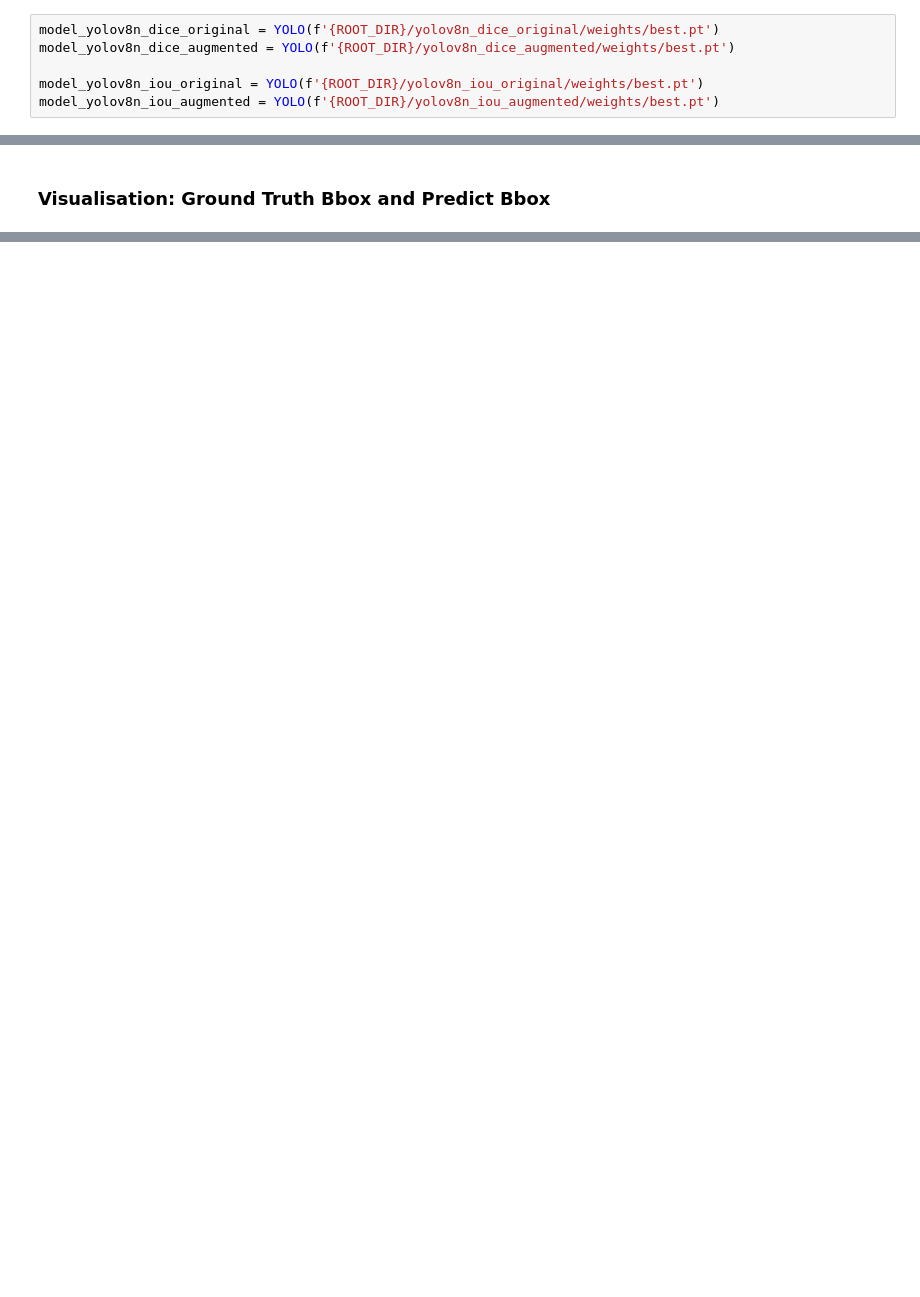
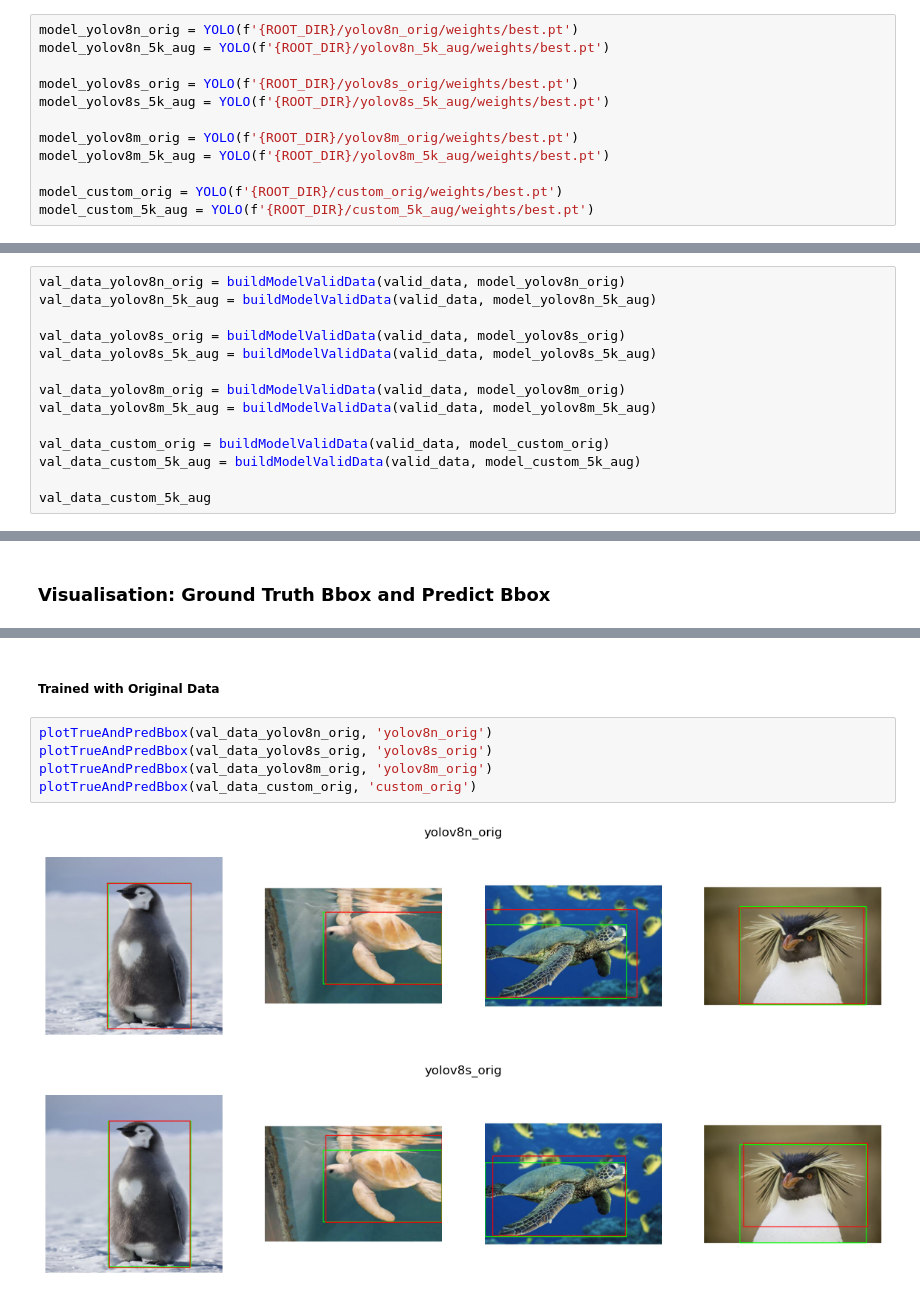
Before and after one commit to DamnScallion/Visionary-Unicorns-Project, a Jupyter notebook: yolo/testing.ipynb, the cells around one changed output, grey strips where cells are left out. Drawn from its saved outputs; the diff is of its cells as text; blank space fills up the shorter version.

```diff
--- a/yolo/testing.ipynb
+++ b/yolo/testing.ipynb
@@ -18,9 +20,15 @@ VAL_DIR = '../data/original'
 # %%
-model_yolov8n_dice_original = YOLO(f'{ROOT_DIR}/yolov8n_dice_original/weights/best.pt')
-model_yolov8n_dice_augmented = YOLO(f'{ROOT_DIR}/yolov8n_dice_augmented/weights/best.pt')
+model_yolov8n_orig = YOLO(f'{ROOT_DIR}/yolov8n_orig/weights/best.pt')
+model_yolov8n_5k_aug = YOLO(f'{ROOT_DIR}/yolov8n_5k_aug/weights/best.pt')
 
-model_yolov8n_iou_original = YOLO(f'{ROOT_DIR}/yolov8n_iou_original/weights/best.pt')
-model_yolov8n_iou_augmented = YOLO(f'{ROOT_DIR}/yolov8n_iou_augmented/weights/best.pt')
+model_yolov8s_orig = YOLO(f'{ROOT_DIR}/yolov8s_orig/weights/best.pt')
+model_yolov8s_5k_aug = YOLO(f'{ROOT_DIR}/yolov8s_5k_aug/weights/best.pt')
+
+model_yolov8m_orig = YOLO(f'{ROOT_DIR}/yolov8m_orig/weights/best.pt')
+model_yolov8m_5k_aug = YOLO(f'{ROOT_DIR}/yolov8m_5k_aug/weights/best.pt')
+
+model_custom_orig = YOLO(f'{ROOT_DIR}/custom_orig/weights/best.pt')
+model_custom_5k_aug = YOLO(f'{ROOT_DIR}/custom_5k_aug/weights/best.pt')
 # %% [markdown]
 ### Loadding Valid Annotations data
 # %%
@@ -107,0 +96,14 @@ val_data_yolov8n_dice_original
+# %%
+val_data_yolov8n_orig = buildModelValidData(valid_data, model_yolov8n_orig)
+val_data_yolov8n_5k_aug = buildModelValidData(valid_data, model_yolov8n_5k_aug)
+
+val_data_yolov8s_orig = buildModelValidData(valid_data, model_yolov8s_orig)
+val_data_yolov8s_5k_aug = buildModelValidData(valid_data, model_yolov8s_5k_aug)
+
+val_data_yolov8m_orig = buildModelValidData(valid_data, model_yolov8m_orig)
+val_data_yolov8m_5k_aug = buildModelValidData(valid_data, model_yolov8m_5k_aug)
+
+val_data_custom_orig = buildModelValidData(valid_data, model_custom_orig)
+val_data_custom_5k_aug = buildModelValidData(valid_data, model_custom_5k_aug)
+
+val_data_custom_5k_aug
@@ -268,0 +338,10 @@ plotTrueAndPredBbox(val_data_yolov8n_dice_augmented, 'yolov8n_dice_augmented')
+# %% [markdown]
+##### Trained with Original Data
+# %%
+plotTrueAndPredBbox(val_data_yolov8n_orig, 'yolov8n_orig')
+plotTrueAndPredBbox(val_data_yolov8s_orig, 'yolov8s_orig')
+plotTrueAndPredBbox(val_data_yolov8m_orig, 'yolov8m_orig')
+plotTrueAndPredBbox(val_data_custom_orig, 'custom_orig')
+# %% [output]
+[figure, added]
+[figure, added]
```
Also changed, not shown: parts of 24 cells of this notebook, 1 other file.
